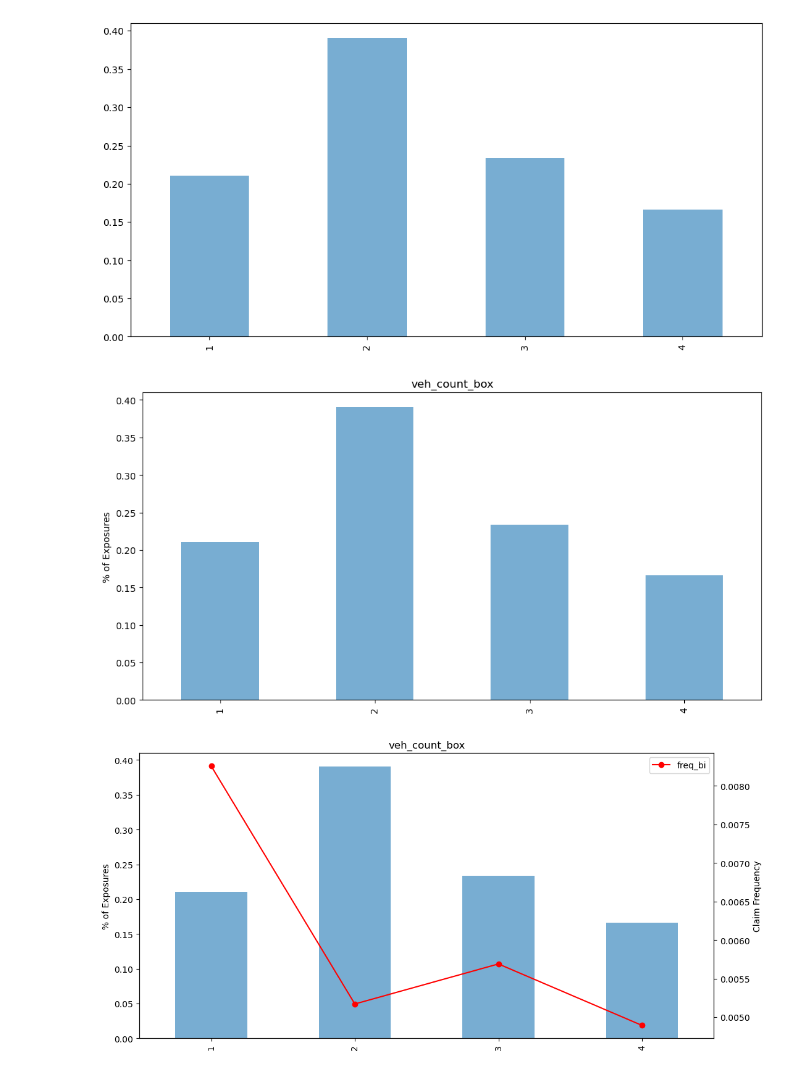
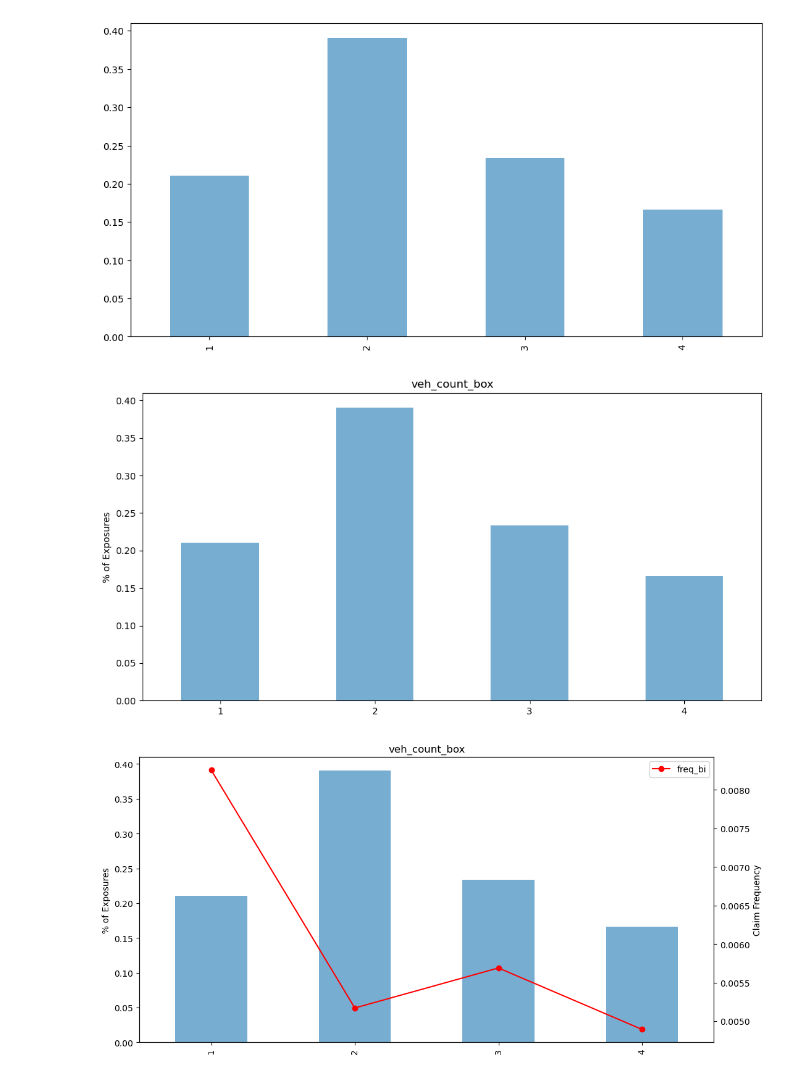
Before and after one commit to RuthlessActuary2023/CAS-RPM-2024-Python-Workshop, a Jupyter notebook: CARFAX Intro to Python Lesson 3.ipynb, the cells around one changed output. Saved outputs shown, nothing was run; the diff lists cells and outputs as text; code cells hidden in the pictures.

```diff
--- a/CARFAX Intro to Python Lesson 3.ipynb
+++ b/CARFAX Intro to Python Lesson 3.ipynb
@@ -20,7 +20,7 @@ display(HTML(data="""
 # %%
 ### Import the feather with our last completed dataset
 
-path = 'C:/Users/marcusdeckert/Box/marcusdeckert/Presentation Work/CARFAX Academy/data/'
+path = 'C:/Users/marcusdeckert/Desktop/2024 RPM Python/'
 data4 = pd.read_feather(path + 'data4.ftr')
 # %%
 ### Make a copy that we can edit
@@ -116,17 +118,17 @@ plt.show()
 # %%
 # Let's add y axis label and title
 
 fig, ax = plt.subplots(figsize=(12,6))
 
 b['ee_bi_pct'].plot.bar(stacked=False, ax=ax, alpha=0.6)
 
-plt.xticks(ticks = b.index, labels = b['veh_count_box'])
+plt.xticks(ticks = b.index, labels = b['veh_count_box'], rotation = 0)
 
 ax.set(ylabel='% of Exposures', title = 'veh_count_box') ### Added
 
 plt.show()
 # %% [output]
-[figure, old version]
+[figure, new version]
 # %%
 # Let's add frequency and put exposures on a 2nd axis
 
```
Also changed, not shown: parts of 25 cells of this notebook, 4 other files.
